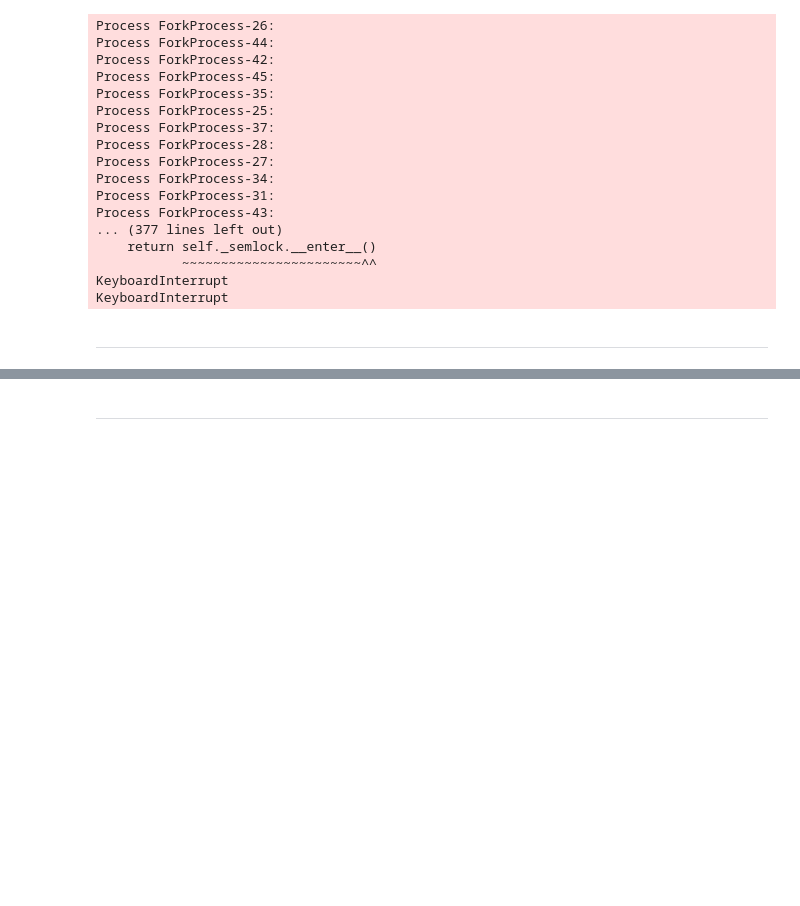
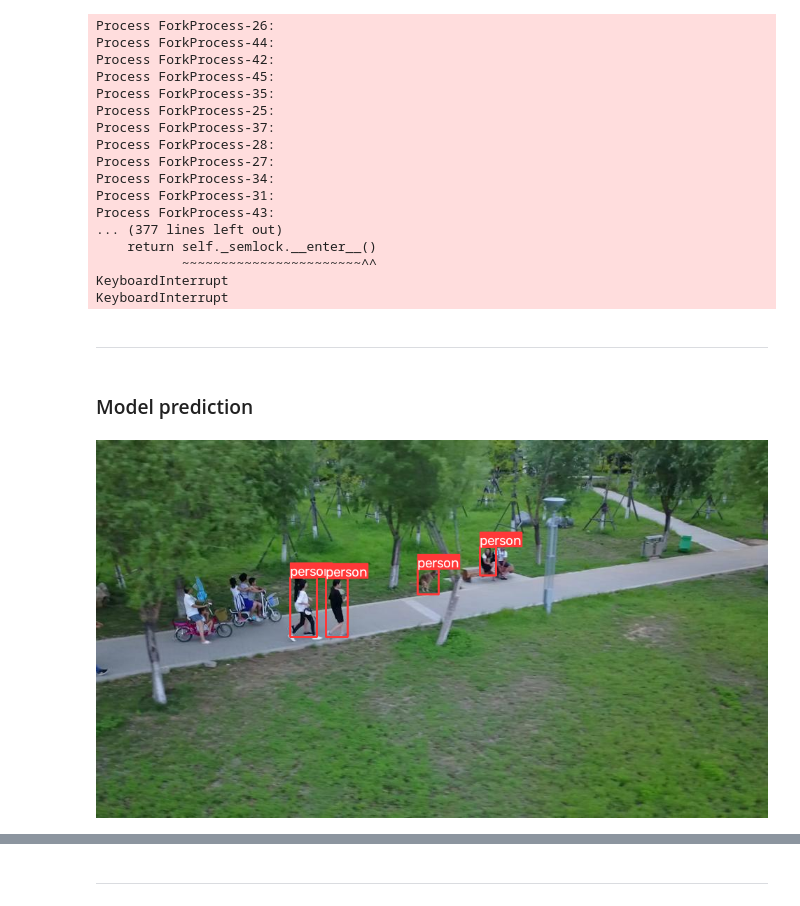
Before and after one commit to DavidIlnytskyi/Edge-Vehicle-Detection-and-Tracking, a Jupyter notebook: model_work.ipynb, the cells around one changed output, grey strips where cells are left out. Saved outputs shown, nothing was run; the diff lists cells and outputs as text; code cells hidden in the pictures; blank space fills up the shorter version.

```diff
--- a/model_work.ipynb
+++ b/model_work.ipynb
@@ -296,18 +225,27 @@ default_results = default_model.train(
 default_model.export()
 # %% [markdown]
 ---
+# %% [markdown]
+### Model prediction
+# %%
+default_model_path = "./yolo11n.pt"
+tiled_model_path = "yolo26n.pt"
+
+test_image = "/home/stiro/hobby/CV/Edge-Vehicle-Detection-and-Tracking/data/images/val/0000022_01251_d_0000007.jpg"
 # %%
 default_model = AutoDetectionModel.from_pretrained(
     model_type="ultralytics",
-    model_path="/content/Edge-Vehicle-Detection-and-Tracking/runs/detect/runs/detect/default_model-2/weights/best.pt",  # any yolov8/yolov9/yolo11/yolo12/rt-detr/yolo26 det model is supported
+    model_path=default_model_path,  # any yolov8/yolov9/yolo11/yolo12/rt-detr/yolo26 det model is supported
     confidence_threshold=0.35,
     device="cuda:0",  # or 'cuda:0' if GPU is available
 )
 
 default_result = get_prediction(test_image, default_model)
 default_result.export_visuals(export_dir="demo_data/", hide_conf=True)
 
 ipImage("demo_data/prediction_visual.png")
+# %% [output]
+[figure, added]
 # %%
 tiled_model = AutoDetectionModel.from_pretrained(
     model_type="ultralytics",
```
Also changed, not shown: parts of 4 cells of this notebook.
